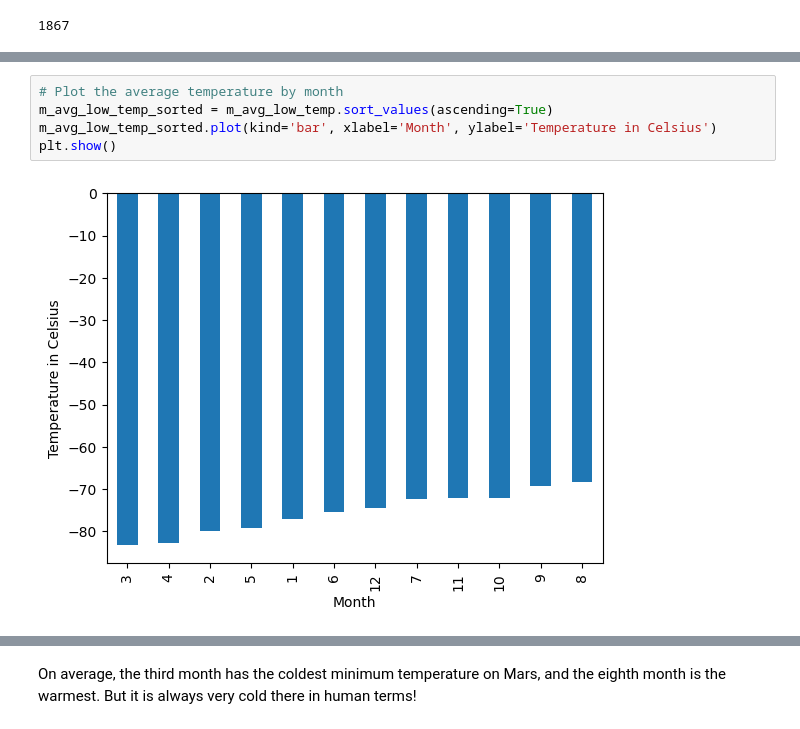
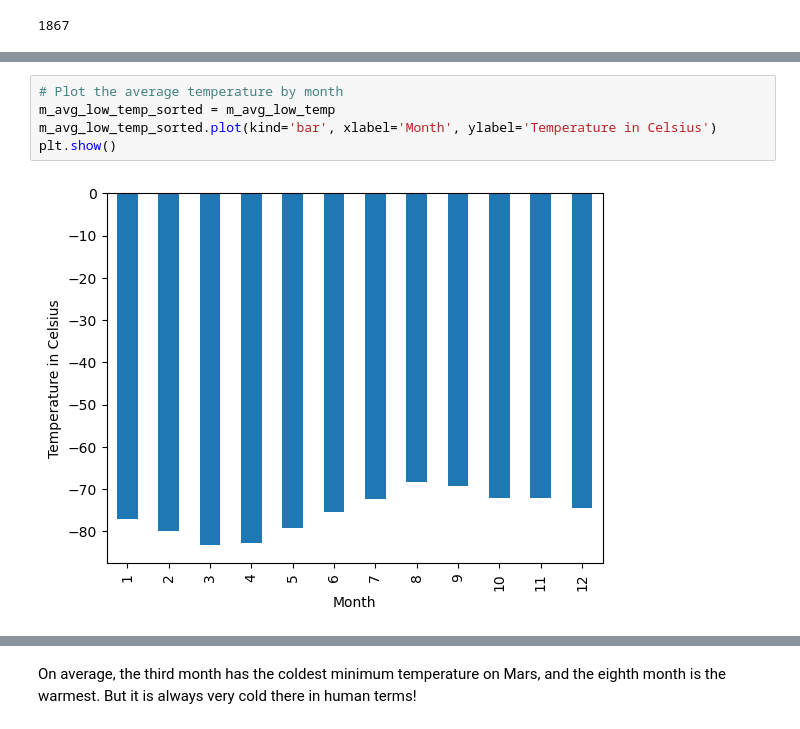
Before and after one commit to abe12monash/Module-11-Challenge, a Jupyter notebook: part_2_mars_weather.ipynb, the cells around one changed output, grey strips where cells are left out. Cells and saved outputs as stored; diff of their text form.

```diff
--- a/part_2_mars_weather.ipynb
+++ b/part_2_mars_weather.ipynb
@@ -176,11 +174,11 @@ month
 Name: min_temp, dtype: float32
 # %%
 # Plot the average temperature by month
-m_avg_low_temp_sorted = m_avg_low_temp.sort_values(ascending=True)
+m_avg_low_temp_sorted = m_avg_low_temp
 m_avg_low_temp_sorted.plot(kind='bar', xlabel='Month', ylabel='Temperature in Celsius')
 plt.show()
 # %% [output]
-[figure, old version]
+[figure, new version]
 # %%
 # Identify the coldest and hottest months in Curiosity's location
 #Hottest month is March and Coldest Month is August
```
Also changed, not shown: parts of 6 cells of this notebook, 1 other file.
